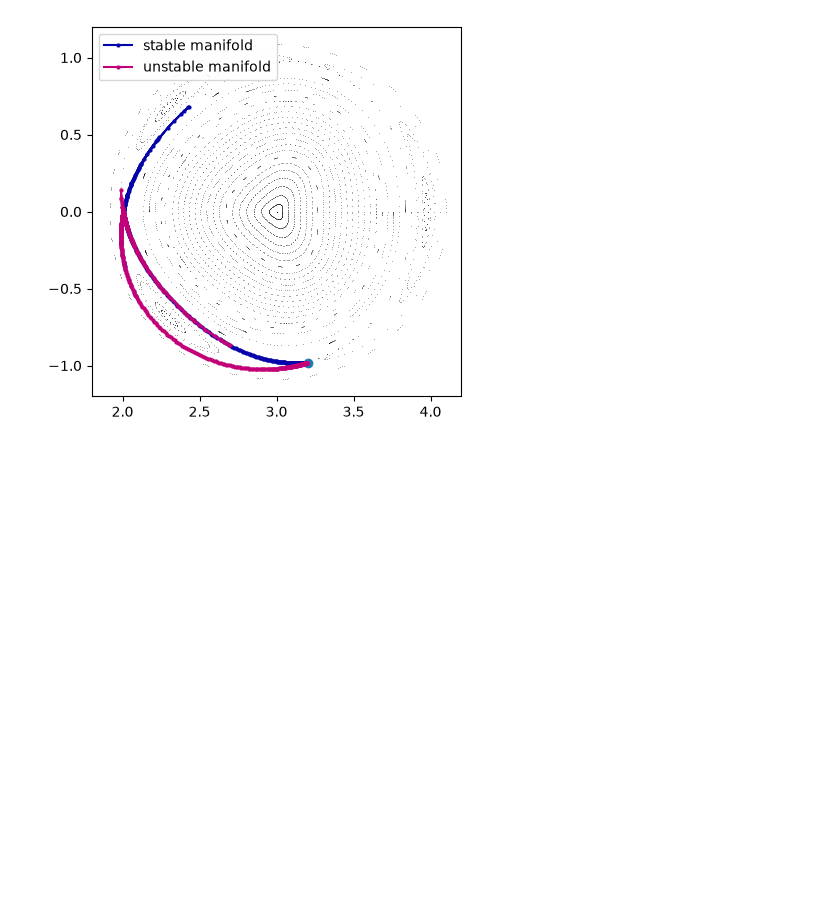
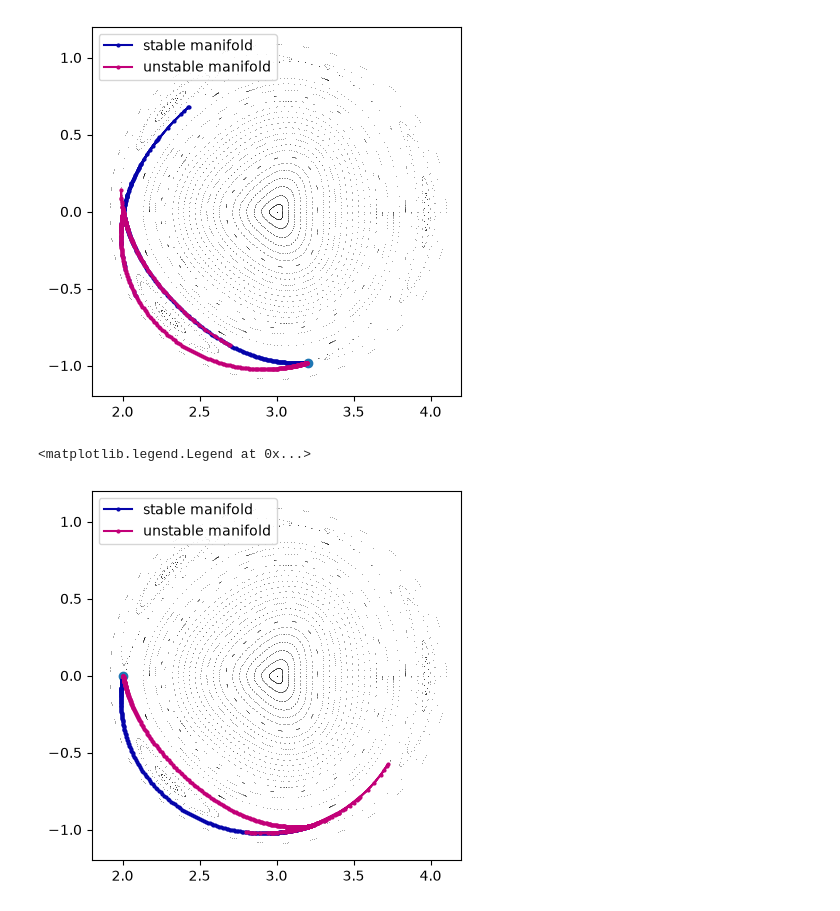
Before and after one commit to mireiaraventos/SdS, a Jupyter notebook: local/pyoculus_examples/island_fp.ipynb, the cells around one changed output. Saved outputs shown, nothing was run; the diff lists cells and outputs as text; code cells hidden in the pictures; blank space fills up the shorter version.

```diff
--- a/local/pyoculus_examples/island_fp.ipynb
+++ b/local/pyoculus_examples/island_fp.ipynb
@@ -239,23 +239,26 @@ ax.legend(loc="upper left")
 # %%
 # manifold1.compute(eps_s=1e-3, eps_u=1e-3, nint_s=20, nint_u=20)
 # manifold1.find_clinic_single(guess_eps_s=1e-3, guess_eps_u=1e-3)
 # manifold2.compute(eps_s=1e-3, eps_u=1e-3, nint_s=17, nint_u=20)
 # manifold2.find_clinic_single(guess_eps_s=1e-3, guess_eps_u=1e-3)
-manifold3.compute(eps_s=1e-3, eps_u=1e-3, nint_s=17, nint_u=20)
-manifold3.find_clinic_single(guess_eps_s=1e-3, guess_eps_u=1e-3)
+manifold3.compute(eps_s=1e-5, eps_u=1e-5, nint_s=20, nint_u=20)
+# manifold3.find_clinic_single(guess_eps_s=1e-3, guess_eps_u=1e-3)
 
 fig, ax = pplot.plot(
     marker=".",
     s=0.5,
     xlim=[1.8, 4.2],
     ylim=[-1.2, 1.2]
 )
 
 # manifold1.plot("both", ax=ax)
 # manifold1.plot_clinics(ax=ax)
 # manifold2.plot("both", ax=ax)
 # manifold2.plot_clinics(ax=ax)
 manifold3.plot("both", ax=ax)
-manifold3.plot_clinics(ax=ax)
+# manifold3.plot_clinics(ax=ax)
 ax.scatter(fp_x3.coords[0][0], fp_x3.coords[0][1], marker='o')
 ax.legend(loc="upper left")
+# %% [output]
+<matplotlib.legend.Legend at 0x...>
+[figure, added]
```
Also changed, not shown: 8 other files.
